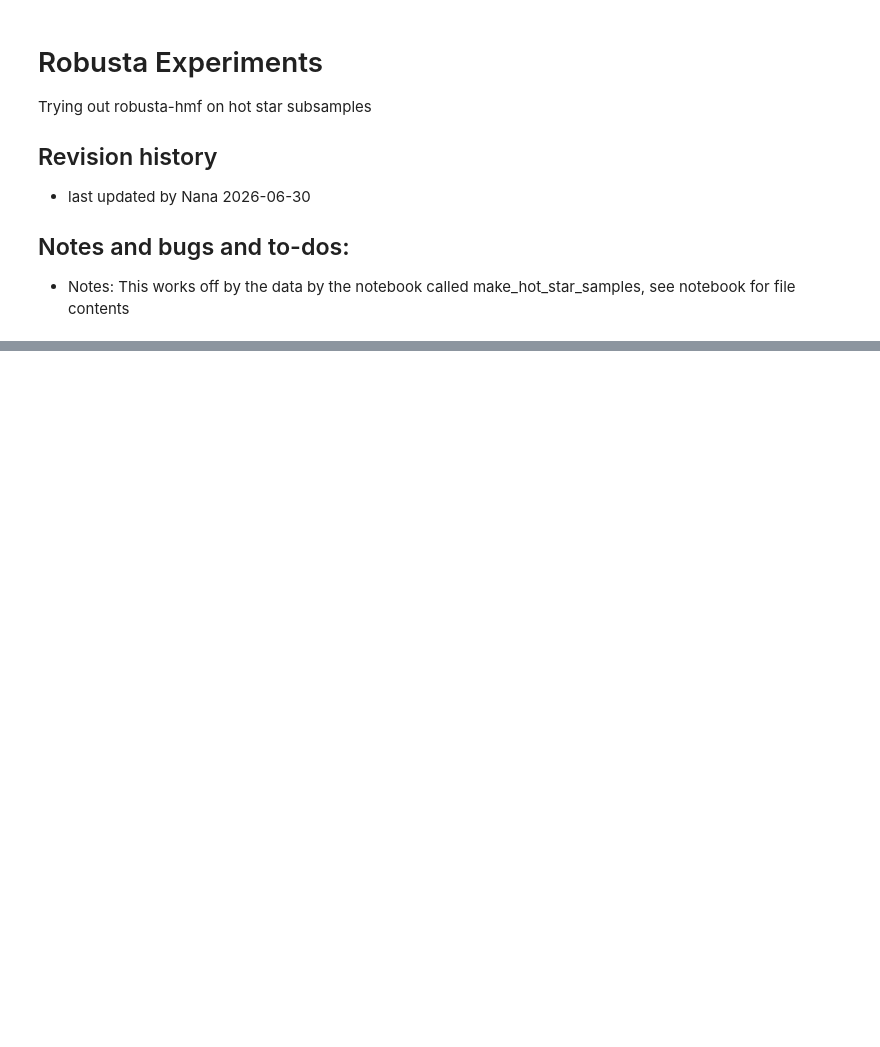
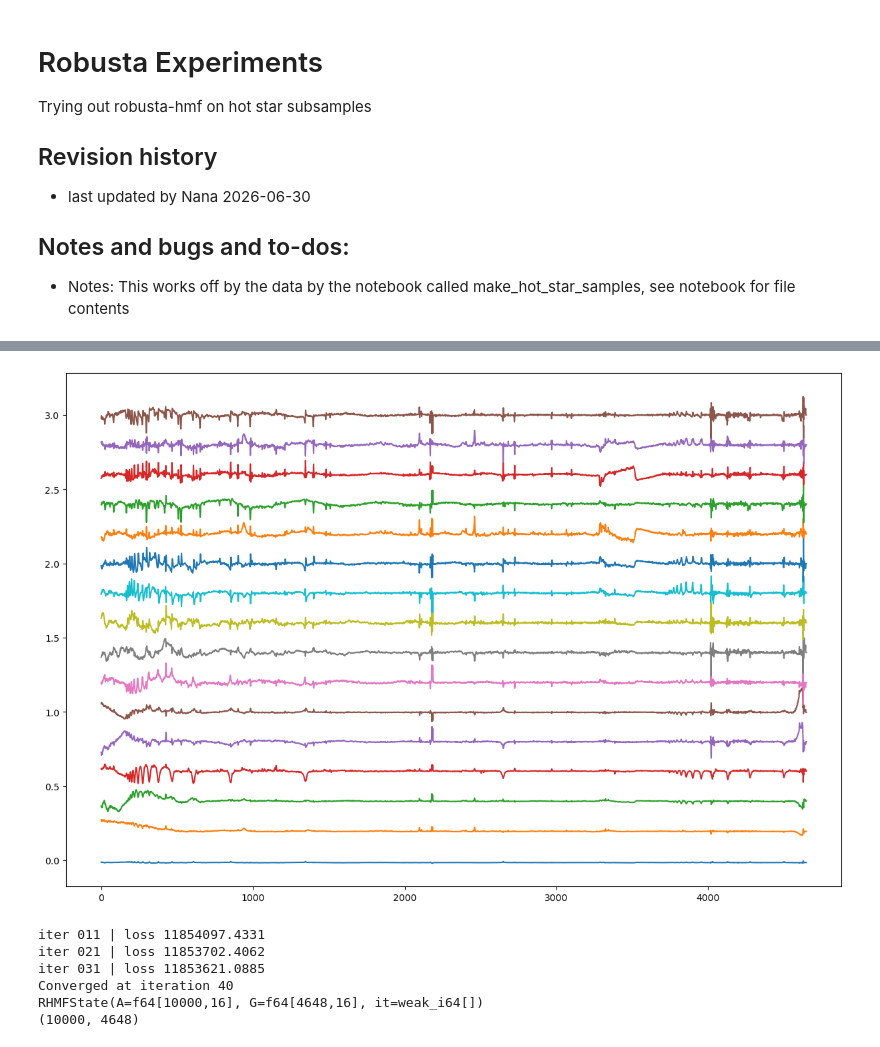
Before and after one commit to nanamiller/EmissionLineStars, a Jupyter notebook: notebooks/robusta_experiments.ipynb, the cells around one changed output, grey strips where cells are left out. Drawn from its saved outputs; the diff is of its cells as text; code cells hidden in the pictures; blank space fills up the shorter version.

Commit message:
tried it on 20000 size subsample

```diff
--- a/notebooks/robusta_experiments.ipynb
+++ b/notebooks/robusta_experiments.ipynb
@@ -23,6 +24,6 @@ MAX_IVAR = 2.5e3
 MIN_IVAR = 0.1
 # %%
 #read in the data and deal with radial velocities
-with open('hot_stars_subsample_2026-06-27_data.pkl','rb') as f:
+with open('hot_stars_20000_2026-06-30_data.pkl','rb') as f:
      fluxes, loglam, ivars, continuua, spec_files, rvs = pickle.load(f)
 print(fluxes.shape, loglam.shape, ivars.shape, continuua.shape, spec_files.shape)
@@ -127,12 +167,14 @@ fooA = modelA.fit(data[Aindx], weights[Aindx], max_iter = 10000)
 # %%
 # plot the eigenspectra
 eigsA = modelA.basis_vectors().T
 # eigsB = modelB.basis_vectors().T
-f = plt.figure(figsize=(15, 15))
+f = plt.figure(figsize=(15, 10))
 offset = 0.2
 for i in range(K):
     f.gca().plot(eigsA[i] + i * offset)
     # f.gca().plot(eigsB[i] + i * offset, alpha=0.5)
+# %% [output]
+[figure, added]
 # %%
 # infer at the other (complementary, or held-out) samples
 
@@ -143,5 +185,12 @@ state, _ = modelA.infer(data[Bindx], weights[Bindx])
 print(state)
 synth = modelA.synthesize(state)
 print(synth.shape)
+# %% [output]
+iter 011 | loss 11854097.4331
+iter 021 | loss 11853702.4062
+iter 031 | loss 11853621.0885
+Converged at iteration 40
+RHMFState(A=f64[10000,16], G=f64[4648,16], it=weak_i64[])
+(10000, 4648)
 # %%
 # plot examples
```
Also changed, not shown: parts of 13 cells of this notebook.
